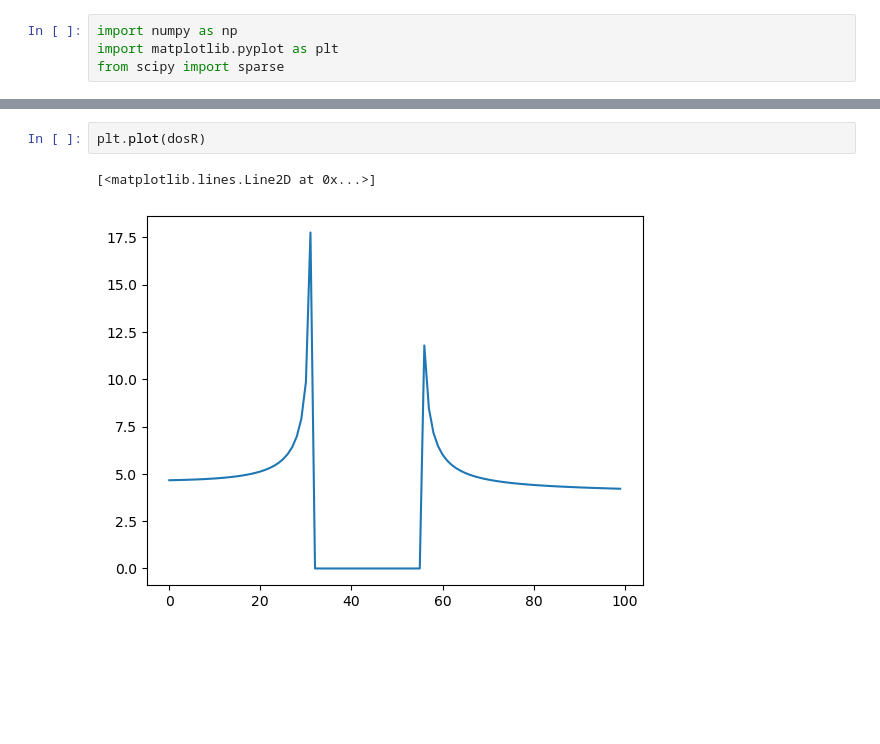
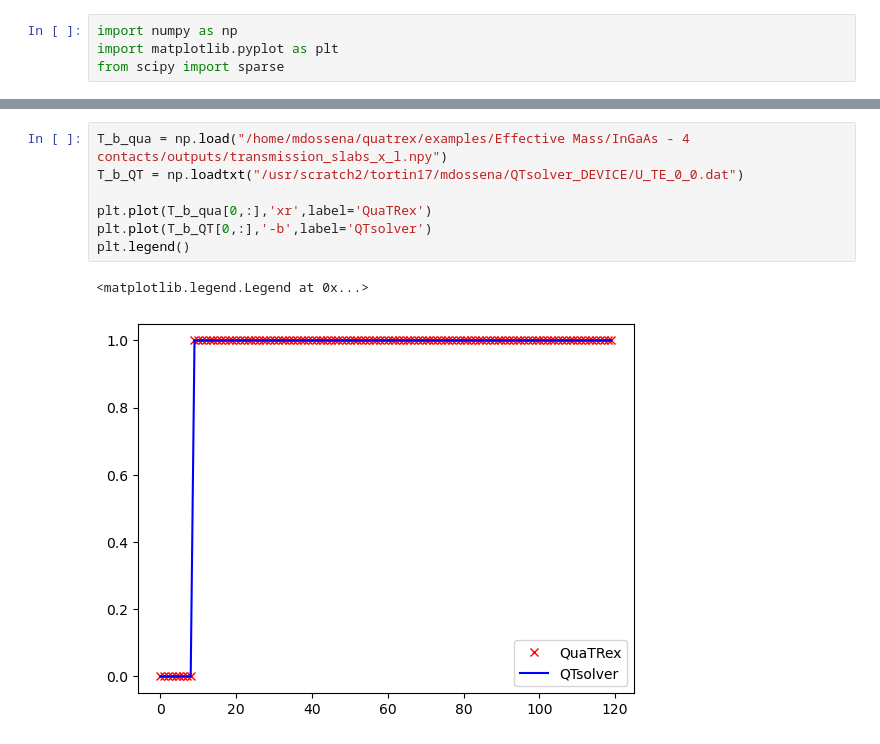
Before and after one commit to vincent-maillou/QuaTrEx, a Jupyter notebook: examples/cp2k/atomic_chain/Untitled-1.ipynb, the cells around one changed output, grey strips where cells are left out. Saved outputs shown, nothing was run; the diff lists cells and outputs as text; blank space fills up the shorter version.

Commit message:
Implemented transmission and DOS per slab

```diff
--- a/examples/cp2k/atomic_chain/Untitled-1.ipynb
+++ b/examples/cp2k/atomic_chain/Untitled-1.ipynb
@@ -17,5 +5,10 @@ plt.plot(dosL)
-# %%
-plt.plot(dosR)
-# %% [output]
-[<matplotlib.lines.Line2D at 0x...>]
-[figure, removed]
+# %%
+T_b_qua = np.load("/home/mdossena/quatrex/examples/Effective Mass/InGaAs - 4 contacts/outputs/transmission_slabs_x_l.npy")
+T_b_QT = np.loadtxt("/usr/scratch2/tortin17/mdossena/QTsolver_DEVICE/U_TE_0_0.dat")
+
+plt.plot(T_b_qua[0,:],'xr',label='QuaTRex')
+plt.plot(T_b_QT[0,:],'-b',label='QTsolver')
+plt.legend()
+# %% [output]
+<matplotlib.legend.Legend at 0x...>
+[figure, added]
```
Also changed, not shown: parts of 18 cells of this notebook, 3 other files.
